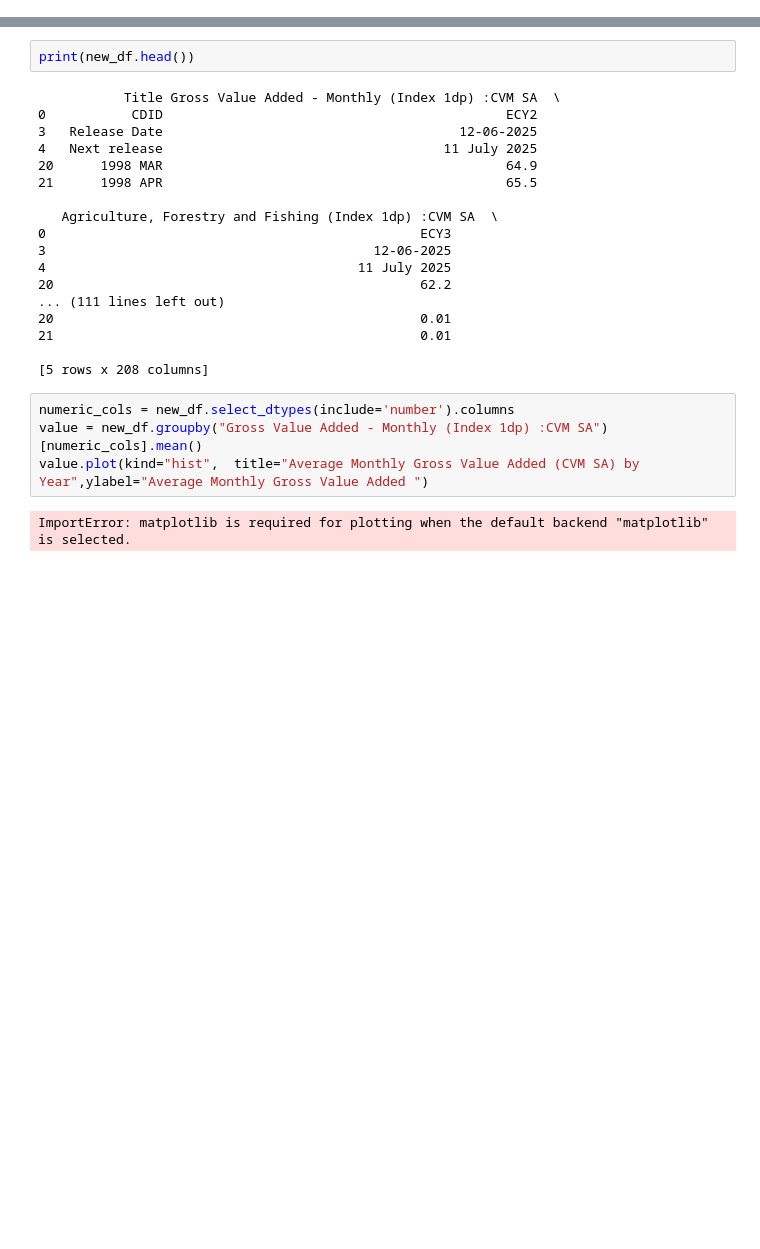
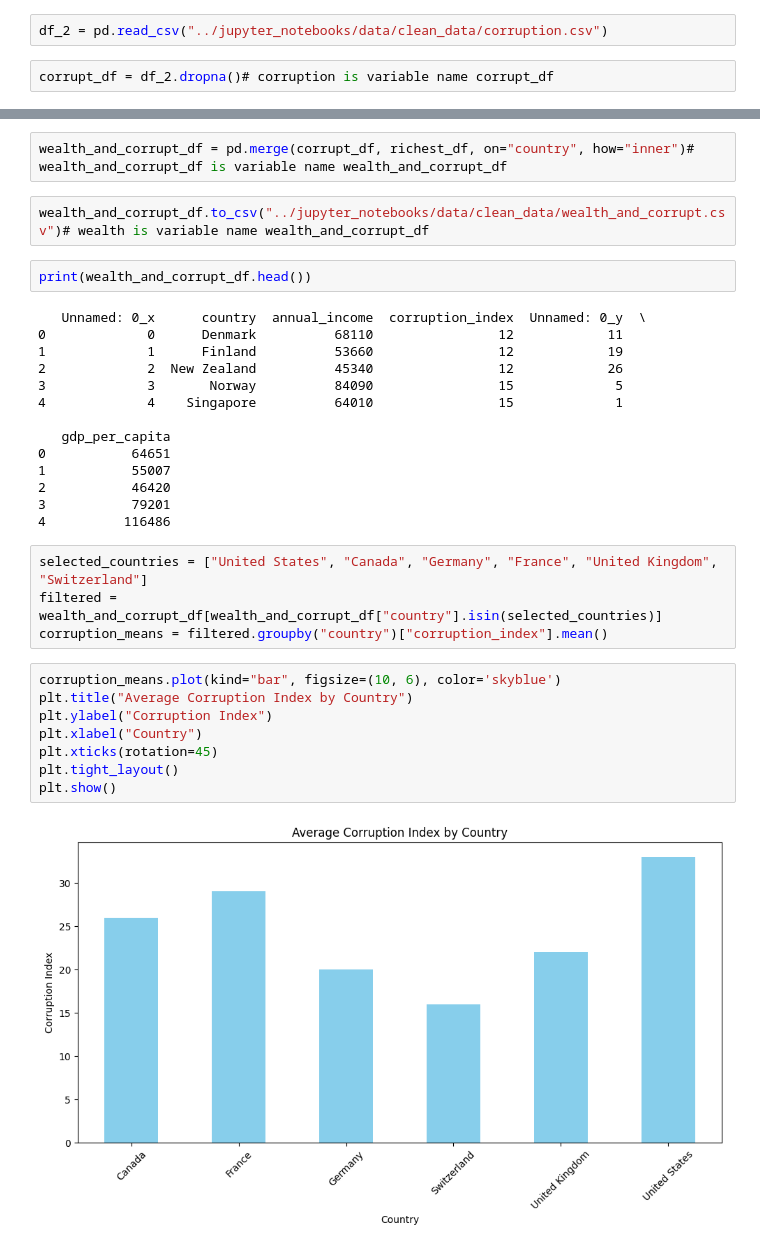
Before and after one commit to Ray99-cpu/UK-Monthly-GDP-Insights, a Jupyter notebook: jupyter_notebooks/data.ipynb, the cells around one changed output, grey strips where cells are left out. Cells and saved outputs as stored; diff of their text form; blank space fills up the shorter version.

```diff
--- a/jupyter_notebooks/data.ipynb
+++ b/jupyter_notebooks/data.ipynb
@@ -63,0 +56,4 @@ Length: 208, dtype: int64
+# %%
+df_2 = pd.read_csv("../jupyter_notebooks/data/clean_data/corruption.csv")
+# %%
+corrupt_df = df_2.dropna()# corruption is variable name corrupt_df
@@ -64,26 +67,34 @@ Length: 208, dtype: int64
+# %%
+wealth_and_corrupt_df = pd.merge(corrupt_df, richest_df, on="country", how="inner")# wealth_and_corrupt_df is variable name wealth_and_corrupt_df
+# %%
+wealth_and_corrupt_df.to_csv("../jupyter_notebooks/data/clean_data/wealth_and_corrupt.csv")# wealth is variable name wealth_and_corrupt_df
 # %%
-print(new_df.head())
+print(wealth_and_corrupt_df.head())
 # %% [output]
-           Title Gross Value Added - Monthly (Index 1dp) :CVM SA  \
-0           CDID                                            ECY2
-3   Release Date                                      12-06-2025
-4   Next release                                    11 July 2025
-20      1998 MAR                                            64.9
-21      1998 APR                                            65.5
+   Unnamed: 0_x      country  annual_income  corruption_index  Unnamed: 0_y  \
+0             0      Denmark          68110                12            11
+1             1      Finland          53660                12            19
+2             2  New Zealand          45340                12            26
+3             3       Norway          84090                15             5
+4             4    Singapore          64010                15             1
 
-   Agriculture, Forestry and Fishing (Index 1dp) :CVM SA  \
-0                                                ECY3
-3                                          12-06-2025
-4                                        11 July 2025
-20                                               62.2
-... (111 lines left out)
-20                                               0.01
-21                                               0.01
-
-[5 rows x 208 columns]
+   gdp_per_capita
+0           64651
+1           55007
+2           46420
+3           79201
+4          116486
-# %%
-numeric_cols = new_df.select_dtypes(include='number').columns
-value = new_df.groupby("Gross Value Added - Monthly (Index 1dp) :CVM SA")[numeric_cols].mean()
-value.plot(kind="hist",  title="Average Monthly Gross Value Added (CVM SA) by Year",ylabel="Average Monthly Gross Value Added ")
-# %% [output]
-ImportError: matplotlib is required for plotting when the default backend "matplotlib" is selected.
+# %%
+selected_countries = ["United States", "Canada", "Germany", "France", "United Kingdom", "Switzerland"]
+filtered = wealth_and_corrupt_df[wealth_and_corrupt_df["country"].isin(selected_countries)]
+corruption_means = filtered.groupby("country")["corruption_index"].mean()
+# %%
+corruption_means.plot(kind="bar", figsize=(10, 6), color='skyblue')
+plt.title("Average Corruption Index by Country")
+plt.ylabel("Corruption Index")
+plt.xlabel("Country")
+plt.xticks(rotation=45)
+plt.tight_layout()
+plt.show()
+# %% [output]
+[figure, added]
```
Also changed, not shown: parts of 10 cells of this notebook.
